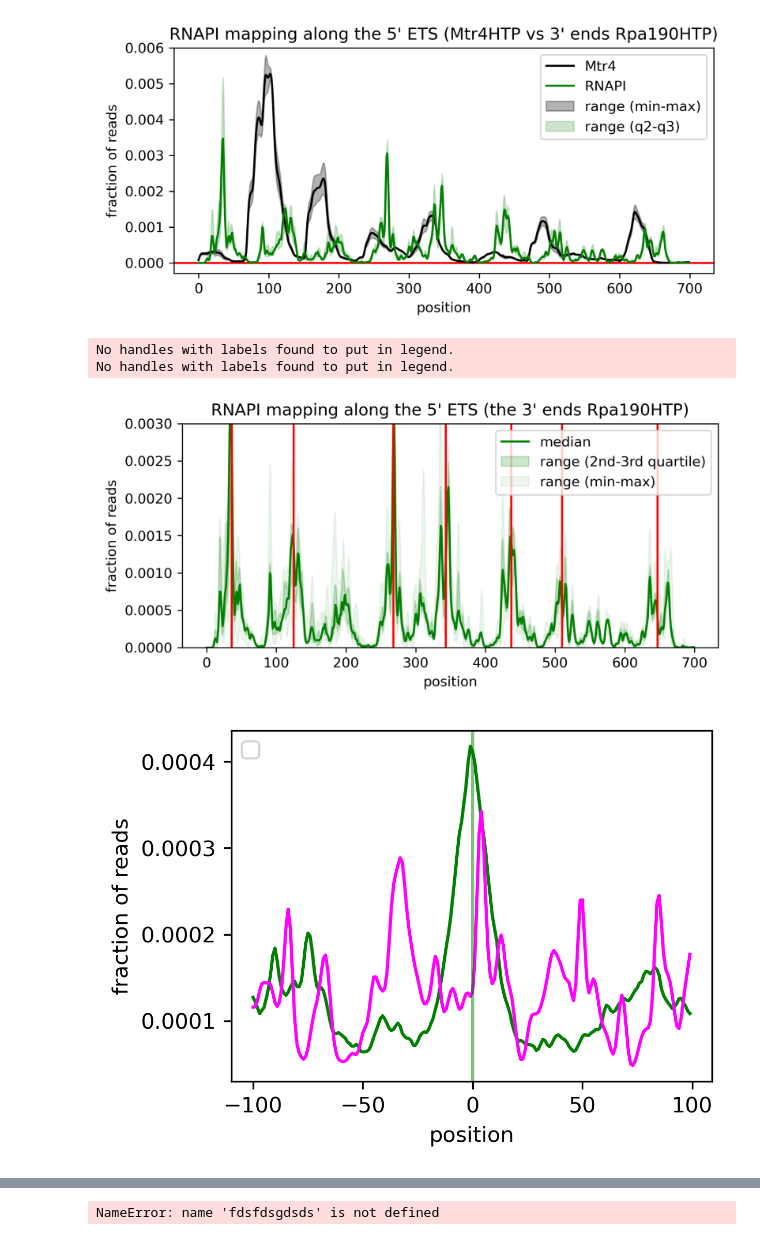
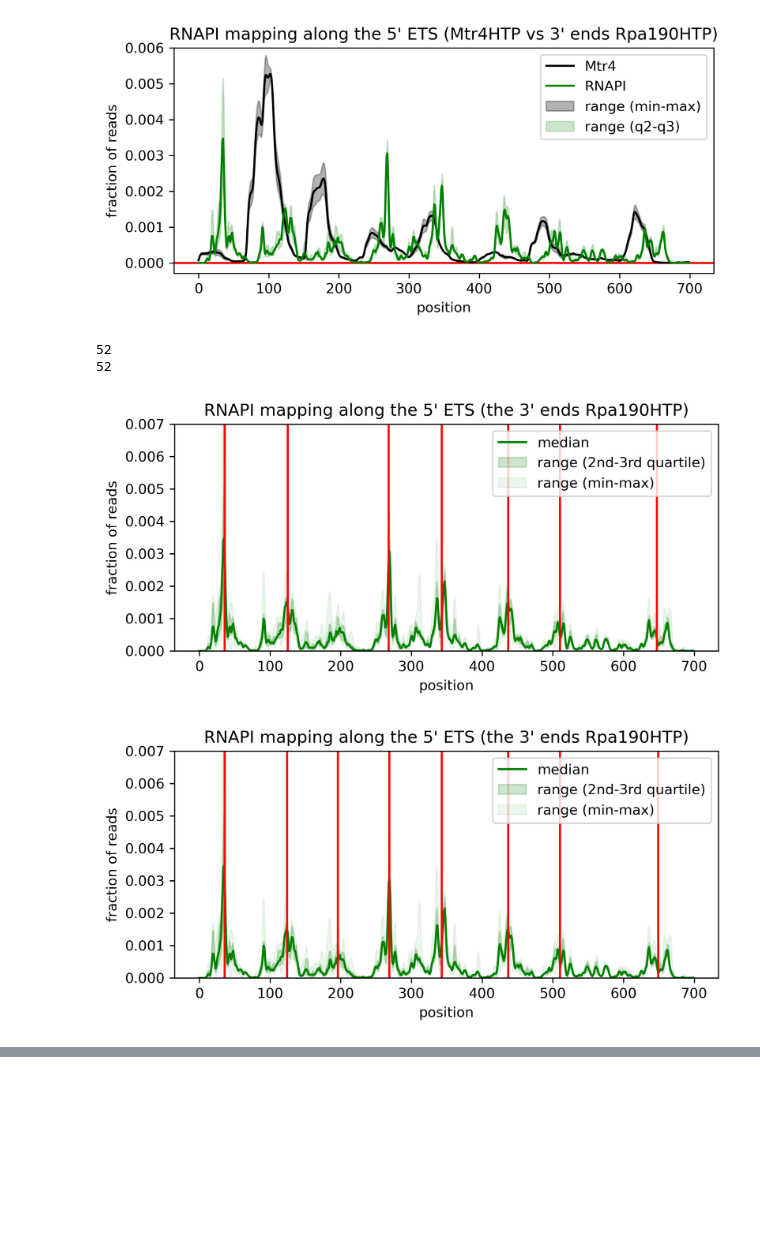
Before and after one commit to tturowski/Pol1_termination_MS, a Jupyter notebook: 05_notebooks/Fig_6_surveillance.ipynb, the cells around one changed output, grey strips where cells are left out. Cells and saved outputs as stored; diff of their text form; code cells hidden in the pictures; blank space fills up the shorter version.

```diff
--- a/05_notebooks/Fig_6_surveillance.ipynb
+++ b/05_notebooks/Fig_6_surveillance.ipynb
@@ -178,21 +192,22 @@ tt.plotting.plot_to_compare(ref=df11_Rpa190_3end, df=df17_Mtr4_read,figsize=(7,3
 [figure]
 [figure]
 # %%
-peaks = tt.profiles.findPeaks(df11_Rpa190_3end['median'],order=50,window=80)
+peaks = tt.profiles.findPeaks(df11_Rpa190_3end['median'][:7200],order=50,window=80)
+df00_ref=pd.read_csv("../06_metadata/RDN37_reference_collapsed.csv", index_col=0)
+loc_extr = argrelextrema(data=df00_ref.rolling(80,win_type="blackman",center=True).mean()['median'][:7200].to_numpy(), comparator=np.greater, order=50)[0]
+
+print(len(peaks))
+print(len(loc_extr))
 
 tt.plotting.plot_as_box_plot(df11_Rpa190_3end, title="RNAPI mapping along the 5' ETS (the 3' ends Rpa190HTP)",
-                             dpi=300,ylim=(None,0.003), start=0+300, stop=700+300,
+                             dpi=300,ylim=(None,0.007), start=0+300, stop=700+300,
                              h_lines=[i-300 for i in peaks],offset=300,fname='Fig_S6x.png')
 
-tt.plotting.plotCumulativePeaks(df11_Rpa190_3end, df2=df14_Rat1_5end, local_pos=peaks, dpi=300,
-                        title="", start=None, stop=None, window=100, figsize=(4,3),
-                        color1='green', color2="magenta", lc='green',fname="Fig_6B.png")
-
-tt.plotting.plotCumulativePeaks(df11_Rpa190_3end, df2=df20_Mtr4_polyA, local_pos=peaks, dpi=300,
-                        title="", start=None, stop=None, window=100, figsize=(4,3),
-                        color1='green', color2="magenta", lc='green',fname="Fig_6D.png")
+tt.plotting.plot_as_box_plot(df11_Rpa190_3end, title="RNAPI mapping along the 5' ETS (the 3' ends Rpa190HTP)",
+                             dpi=300,ylim=(None,0.007), start=0+300, stop=700+300,
+                             h_lines=[i-300 for i in loc_extr],offset=300,fname='Fig_S6x.png')
 # %% [output]
-No handles with labels found to put in legend.
-No handles with labels found to put in legend.
+52
+52
-[figure, old version]
+[figure, new version]
-[figure, old version]
+[figure, new version]
@@ -200,4 +213,0 @@ No handles with labels found to put in legend.
-# %%
-fdsfdsgdsds
-# %% [output]
-NameError: name 'fdsfdsgdsds' is not defined
```
Also changed, not shown: parts of 6 cells of this notebook, 10 other files.
